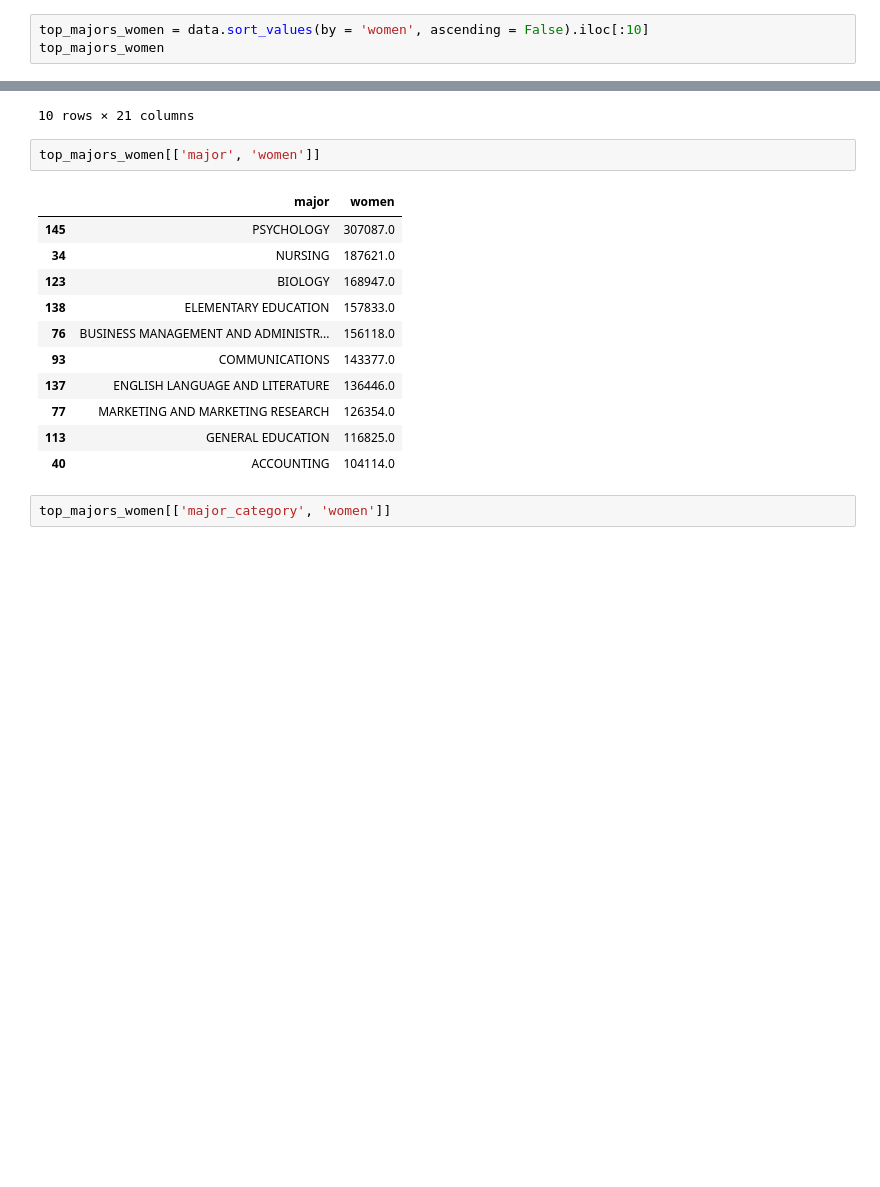
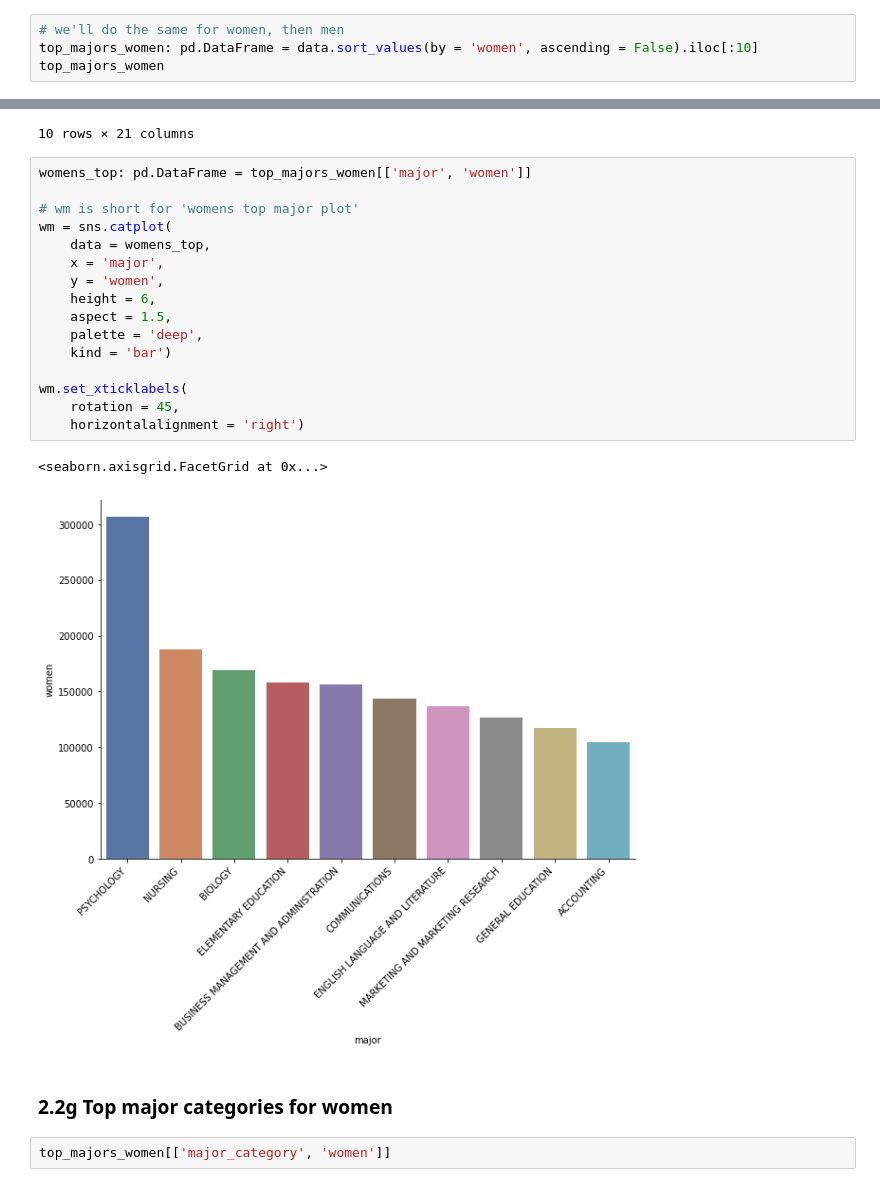
Before and after one commit to dorrajmachai/100DaysOfData, a Jupyter notebook: Day16/EconomicGuideCollegeMajors/egcm.ipynb, the cells around one changed output, grey strips where cells are left out. Drawn from its saved outputs; the diff is of its cells as text; blank space fills up the shorter version.

```diff
--- a/Day16/EconomicGuideCollegeMajors/egcm.ipynb
+++ b/Day16/EconomicGuideCollegeMajors/egcm.ipynb
@@ -221,5 +311,6 @@ top_ten_majors
 # %%
-top_majors_women = data.sort_values(by = 'women', ascending = False).iloc[:10]
+# we'll do the same for women, then men
+top_majors_women: pd.DataFrame = data.sort_values(by = 'women', ascending = False).iloc[:10]
 top_majors_women
 # %% [output]
 |  | rank | major_code | major | total | men | women | major_category | sharewomen | sample_size | ... |
@@ -235,19 +326,26 @@ top_majors_women
 | 40 | 41 | 6201 | ACCOUNTING | 198633.0 | 94519.0 | 104114.0 | Business | 0.5242 | 2042 | ... |
 10 rows × 21 columns
 # %%
-top_majors_women[['major', 'women']]
+womens_top: pd.DataFrame = top_majors_women[['major', 'women']]
+
+# wm is short for 'womens top major plot'
+wm = sns.catplot(
+    data = womens_top,
+    x = 'major',
+    y = 'women',
+    height = 6,
+    aspect = 1.5,
+    palette = 'deep',
+    kind = 'bar')
+
+wm.set_xticklabels(
+    rotation = 45,
+    horizontalalignment = 'right')
 # %% [output]
-|  | major | women |
-| 145 | PSYCHOLOGY | 307087.0 |
-| 34 | NURSING | 187621.0 |
-| 123 | BIOLOGY | 168947.0 |
-| 138 | ELEMENTARY EDUCATION | 157833.0 |
-| 76 | BUSINESS MANAGEMENT AND ADMINISTR... | 156118.0 |
-| 93 | COMMUNICATIONS | 143377.0 |
-| 137 | ENGLISH LANGUAGE AND LITERATURE | 136446.0 |
-| 77 | MARKETING AND MARKETING RESEARCH | 126354.0 |
-| 113 | GENERAL EDUCATION | 116825.0 |
-| 40 | ACCOUNTING | 104114.0 |
+<seaborn.axisgrid.FacetGrid at 0x...>
+[figure, added]
+# %% [markdown]
+### 2.2g Top major categories for women
 # %%
 top_majors_women[['major_category', 'women']]
 # %% [output]
```
Also changed, not shown: parts of 35 cells of this notebook, 1 other file.
